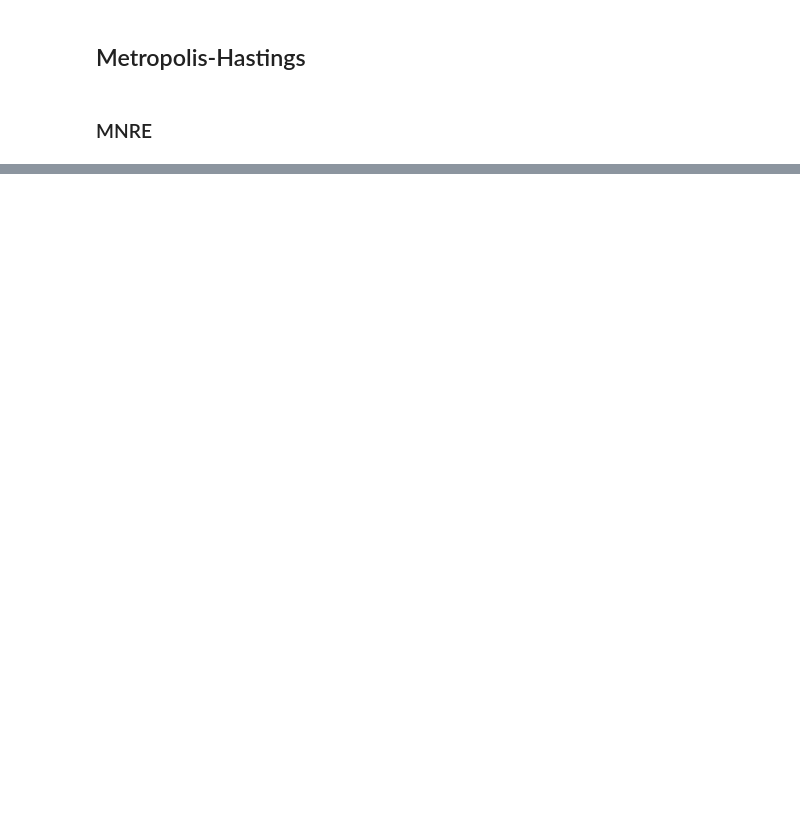
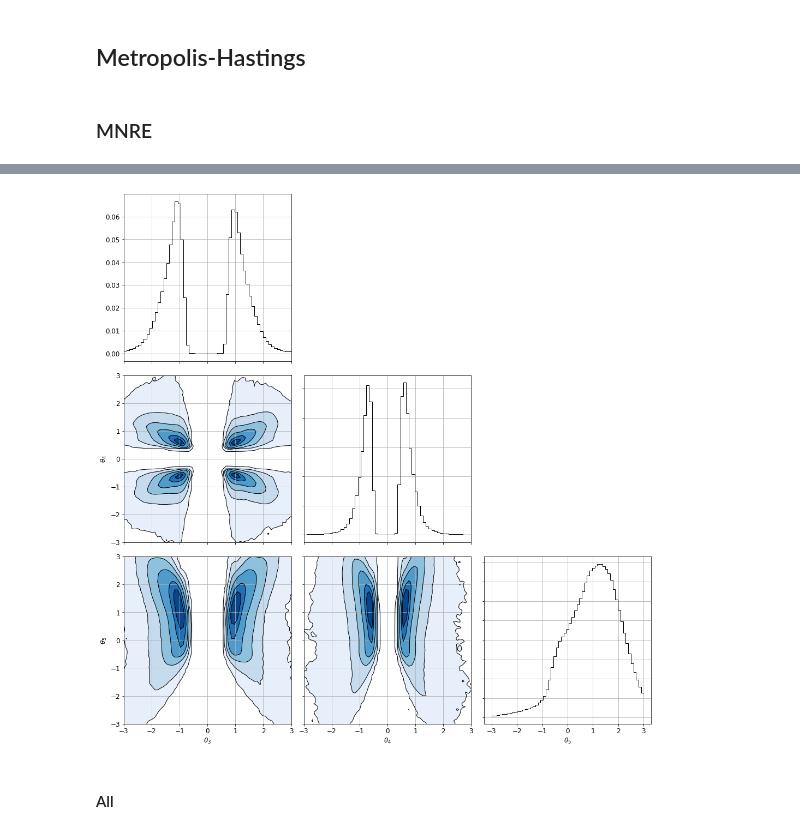
Before and after one commit to francois-rozet/amnre, a Jupyter notebook: python/mnre.ipynb, the cells around one changed output, grey strips where cells are left out. Cells and saved outputs as stored; diff of their text form; code cells hidden in the pictures; blank space fills up the shorter version.

```diff
--- a/python/mnre.ipynb
+++ b/python/mnre.ipynb
@@ -150,0 +146,15 @@ fig = corner(hists, low, high, labels=labels)
+# %%
+mask, nre = model[1]
+mask = mask.cpu()
+# %%
+labels = [f'$\\theta_{{{i}}}$' for i in [3, 4, 5]]
+# %%
+sampler = NRESampler(simulator.subprior(mask), nre, z_star, sigma=0.1)
+samples = sampler(4096)
+hists = pairhist(samples, low[mask], high[mask], bins=60, normed=True, bounded=True)
+# %%
+fig = corner(hists, low[mask], high[mask], labels=labels)
+# %% [output]
+[figure, added]
+# %% [markdown]
+#### All
```
Also changed, not shown: parts of 17 cells of this notebook, 1 other file.
